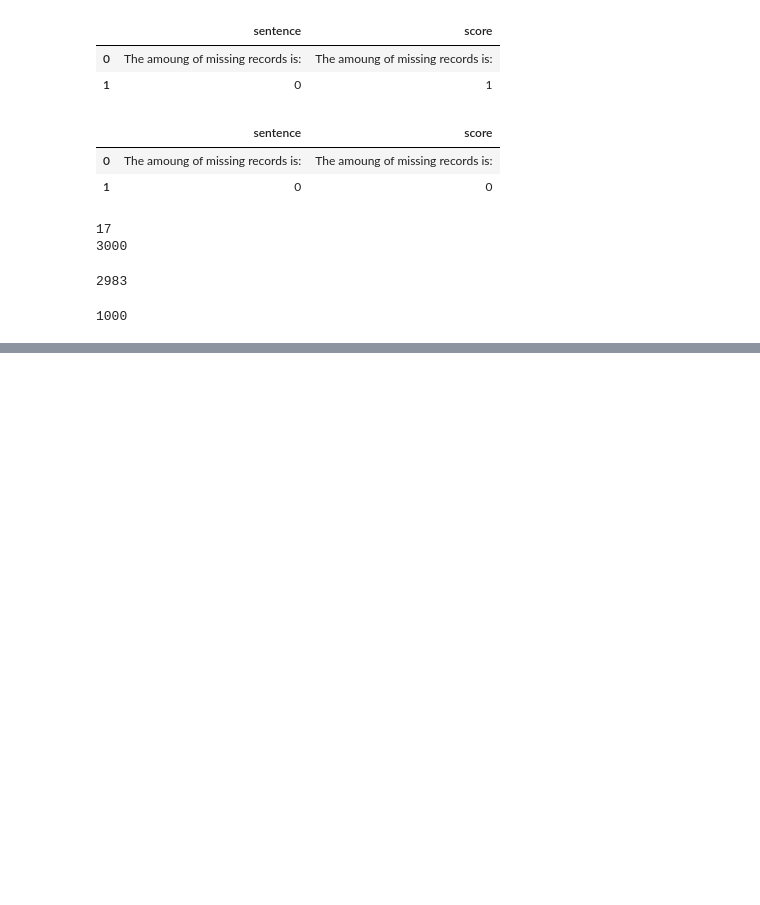
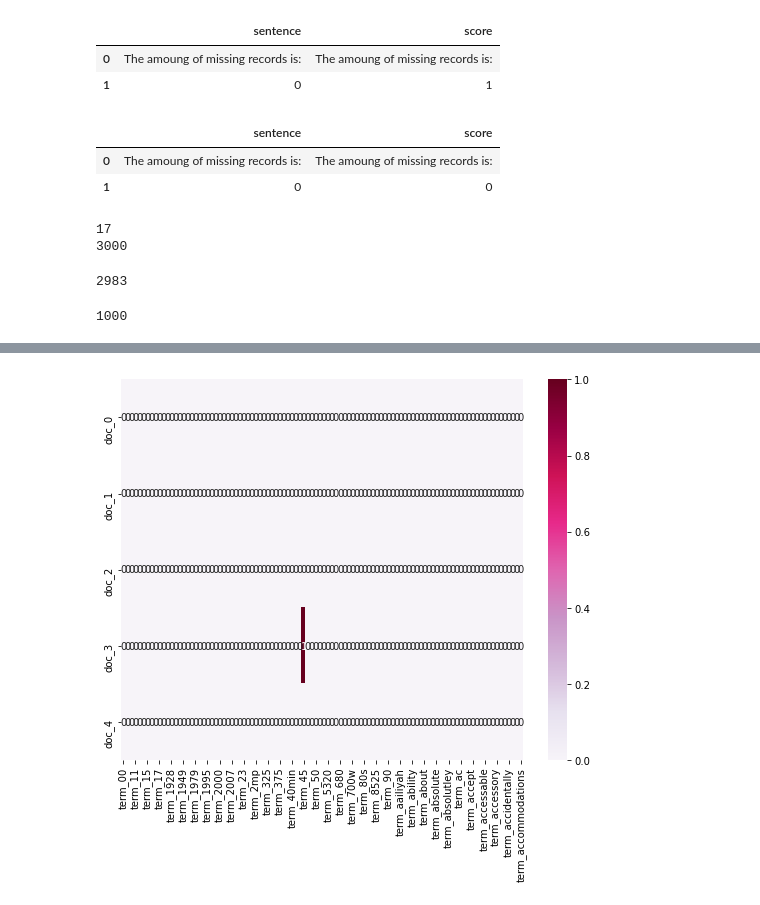
Before and after one commit to clktease/DM2021-Lab1-master, a Jupyter notebook: DM2021-Lab1-NEWdataset.ipynb, the cells around one changed output, grey strips where cells are left out. Cells and saved outputs as stored; diff of their text form; code cells hidden in the pictures; blank space fills up the shorter version.

```diff
--- a/DM2021-Lab1-NEWdataset.ipynb
+++ b/DM2021-Lab1-NEWdataset.ipynb
@@ -132,0 +179,5 @@ print(len(df_sample))
+# %%
+from sklearn.feature_extraction.text import CountVectorizer
+
+count_vect = CountVectorizer()
+df_counts = count_vect.fit_transform(df.sentence)
@@ -132,0 +233,2 @@ print(len(df_sample))
+# %%
+plot_x = ["term_"+str(i) for i in count_vect.get_feature_names()[0:100]]
@@ -132,0 +255,13 @@ print(len(df_sample))
+# %%
+plot_y = ["doc_"+ str(i) for i in list(df.index)[0:5]]
+plot_z = df_counts[0:5, 0:100].toarray()
+# %%
+import seaborn as sns
+
+df_todraw = pd.DataFrame(plot_z, columns = plot_x, index = plot_y)
+plt.subplots(figsize=(9, 7))
+ax = sns.heatmap(df_todraw,
+                 cmap="PuRd",
+                 vmin=0, vmax=1, annot=True)
+# %% [output]
+[figure, added]
```
Also changed, not shown: parts of 10 cells of this notebook.
